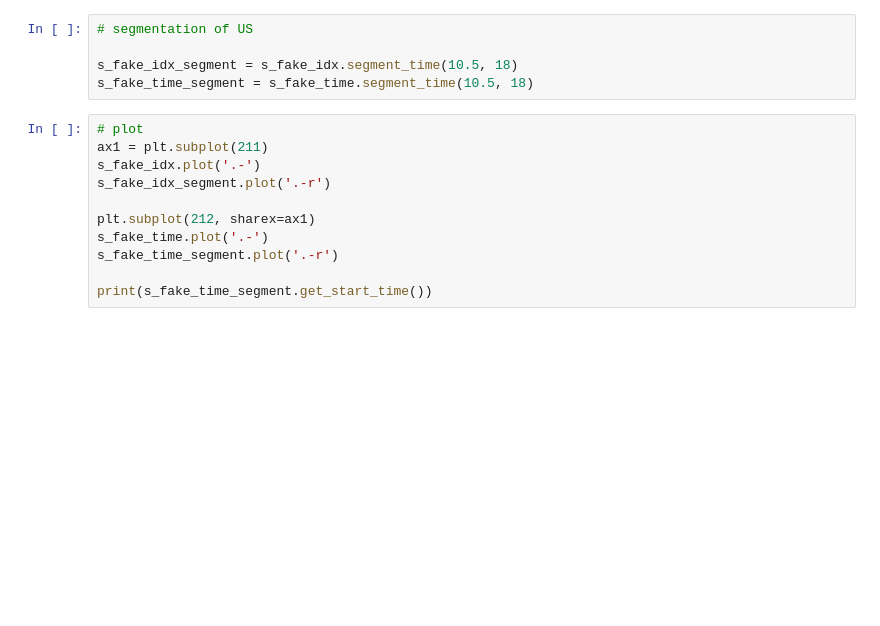
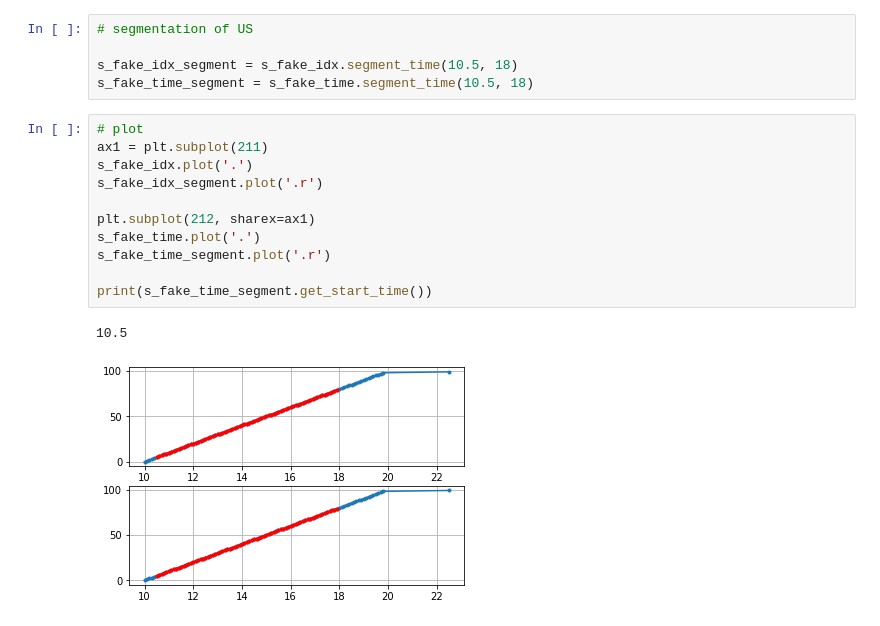
Before and after one commit to Stefans-code/Project_Work, a Jupyter notebook: tutorials/1-signals.ipynb, the cells around one changed output. Drawn from its saved outputs; the diff is of its cells as text; blank space fills up the shorter version.

```diff
--- a/tutorials/1-signals.ipynb
+++ b/tutorials/1-signals.ipynb
@@ -312,11 +389,14 @@ s_fake_time_segment = s_fake_time.segment_time(10.5, 18)
 # %%
 # plot
 ax1 = plt.subplot(211)
-s_fake_idx.plot('.-')
-s_fake_idx_segment.plot('.-r')
+s_fake_idx.plot('.')
+s_fake_idx_segment.plot('.r')
 
 plt.subplot(212, sharex=ax1)
-s_fake_time.plot('.-')
-s_fake_time_segment.plot('.-r')
+s_fake_time.plot('.')
+s_fake_time_segment.plot('.r')
 
 print(s_fake_time_segment.get_start_time())
+# %% [output]
+10.5
+[figure, added]
```
Also changed, not shown: parts of 16 cells of this notebook, 9 other files.
